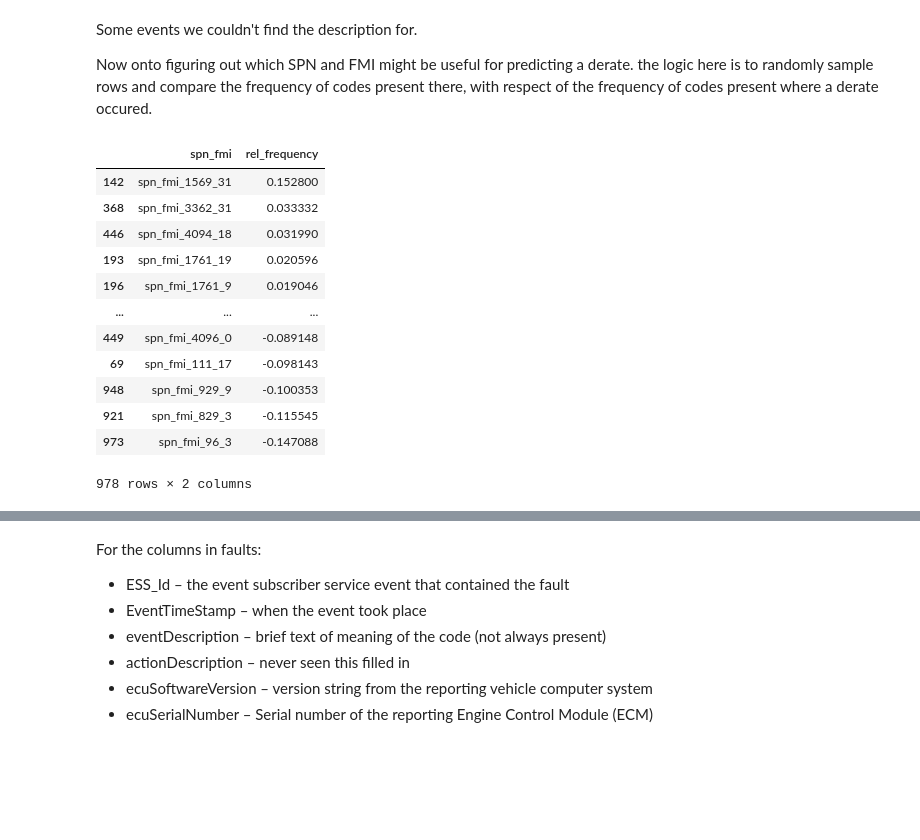
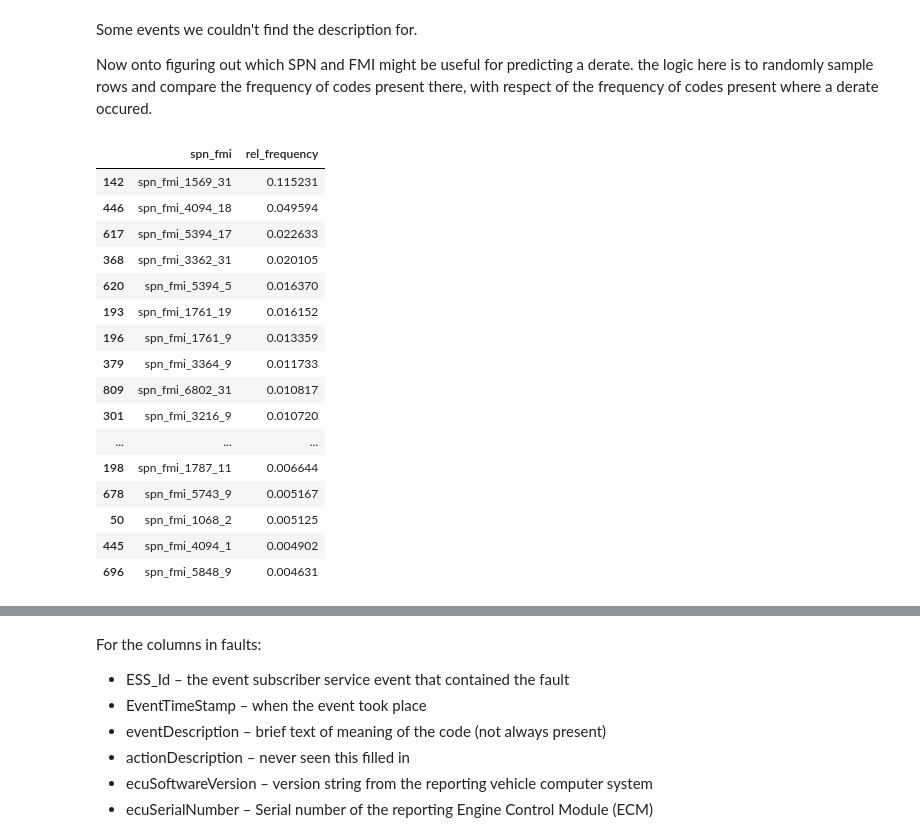
Before and after one commit to tomoumer/big_g_express-elden_ring, a Jupyter notebook: notebooks/data_exploration.ipynb, the cells around one changed output, grey strips where cells are left out. Cells and saved outputs as stored; diff of their text form; code cells hidden in the pictures; blank space fills up the shorter version.

Commit message:
exploration of rolling windows and spn-fmi codes before derate

```diff
--- a/notebooks/data_exploration.ipynb
+++ b/notebooks/data_exploration.ipynb
@@ -92,7 +92,7 @@ fixed_cols = ['spn', 'fmi']
 # faults_encoded.groupby('EquipmentID')[['EventTimeStamp'] + fixed_cols + spnfmi_cols].rolling(window = '1d', on = "EventTimeStamp").agg(d)
 # %%
 # note that you can use groupby and then rolling window!
-faults_rolling = faults_encoded.groupby('EquipmentID')[['EventTimeStamp'] + spnfmi_cols].rolling(window = '1d', on = "EventTimeStamp").sum()
+faults_rolling = faults_encoded.groupby('EquipmentID')[['EventTimeStamp'] + spnfmi_cols].rolling(window = '6h', on = "EventTimeStamp").sum() # originally had 1d
 
 faults_rolling = faults_rolling.reset_index()
 # %%
@@ -153,21 +153,25 @@ code_differences = (
 # I did it kinda backwards; these need to be eliminated earlier
 code_differences = code_differences.loc[~code_differences['spn_fmi'].str.contains('5246')]
 # %%
-code_differences.sort_values(by='rel_frequency', ascending=False)
+code_differences.sort_values(by='rel_frequency', ascending=False).head(20)
 # %% [output]
 |  | spn_fmi | rel_frequency |
-| 142 | spn_fmi_1569_31 | 0.152800 |
-| 368 | spn_fmi_3362_31 | 0.033332 |
-| 446 | spn_fmi_4094_18 | 0.031990 |
-| 193 | spn_fmi_1761_19 | 0.020596 |
-| 196 | spn_fmi_1761_9 | 0.019046 |
+| 142 | spn_fmi_1569_31 | 0.115231 |
+| 446 | spn_fmi_4094_18 | 0.049594 |
+| 617 | spn_fmi_5394_17 | 0.022633 |
+| 368 | spn_fmi_3362_31 | 0.020105 |
+| 620 | spn_fmi_5394_5 | 0.016370 |
+| 193 | spn_fmi_1761_19 | 0.016152 |
+| 196 | spn_fmi_1761_9 | 0.013359 |
+| 379 | spn_fmi_3364_9 | 0.011733 |
+| 809 | spn_fmi_6802_31 | 0.010817 |
+| 301 | spn_fmi_3216_9 | 0.010720 |
 | ... | ... | ... |
-| 449 | spn_fmi_4096_0 | -0.089148 |
-| 69 | spn_fmi_111_17 | -0.098143 |
-| 948 | spn_fmi_929_9 | -0.100353 |
-| 921 | spn_fmi_829_3 | -0.115545 |
-| 973 | spn_fmi_96_3 | -0.147088 |
+| 198 | spn_fmi_1787_11 | 0.006644 |
+| 678 | spn_fmi_5743_9 | 0.005167 |
+| 50 | spn_fmi_1068_2 | 0.005125 |
+| 445 | spn_fmi_4094_1 | 0.004902 |
+| 696 | spn_fmi_5848_9 | 0.004631 |
-978 rows × 2 columns
 # %%
 # I'm not exactly sure how to interpret this
 #chi2(faults_rolling.drop(columns=['EventTimeStamp','EquipmentID','spn', 'fmi']), faults_rolling['spn'])
```
Also changed, not shown: parts of 6 cells of this notebook.
